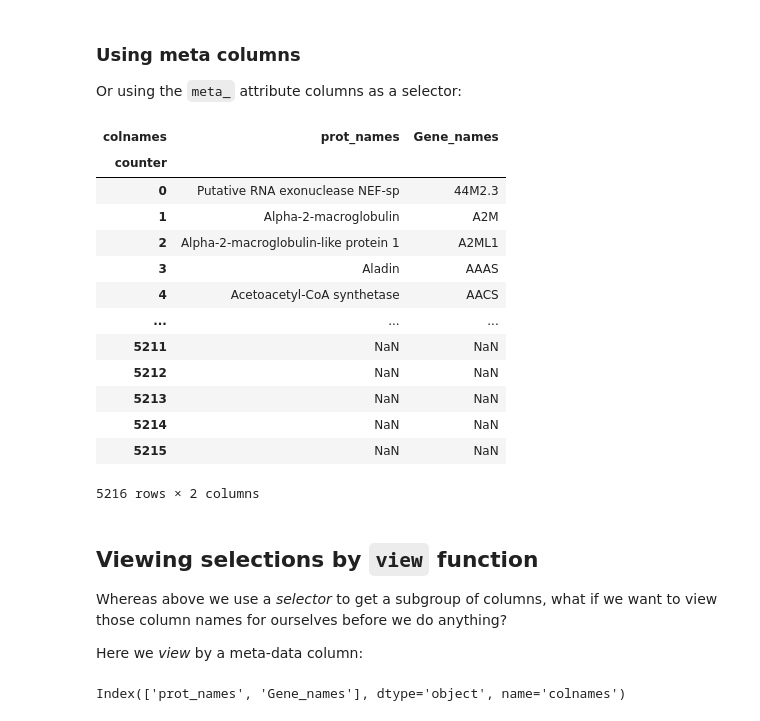
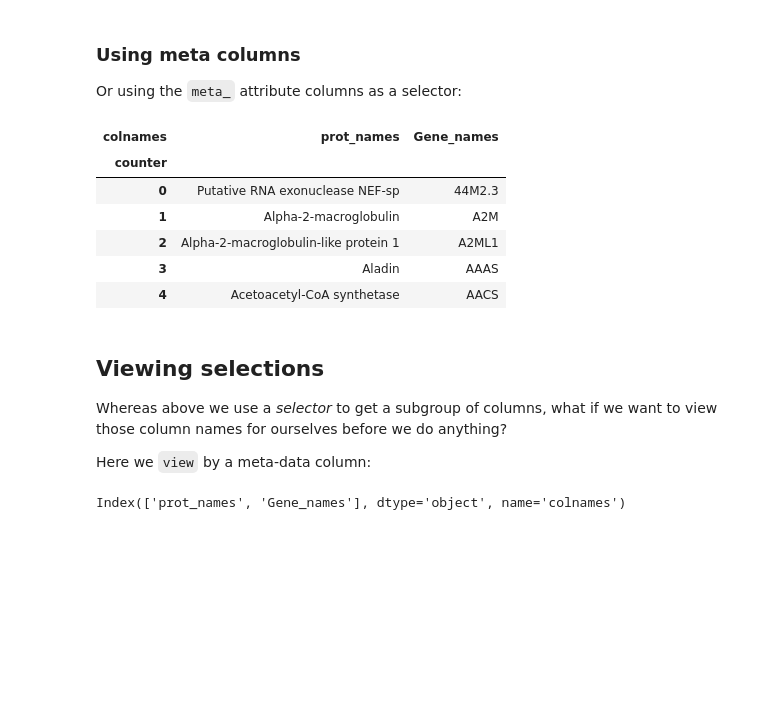
Before and after one commit to gregparkes/turbopanda, a Jupyter notebook: examples/notebook1.ipynb, the cells around one changed output. Cells and saved outputs as stored; diff of their text form; code cells hidden in the pictures; blank space fills up the shorter version.

```diff
--- a/examples/notebook1.ipynb
+++ b/examples/notebook1.ipynb
@@ -197,28 +193,21 @@ g[object].head()
 
 Or using the `meta_` attribute columns as a selector:
 # %%
-g["is_mixed_type"]
+g["is_mixed_type"].head()
 # %% [output]
 | colnames | prot_names | Gene_names |
 | counter |  |  |
 | 0 | Putative RNA exonuclease NEF-sp | 44M2.3 |
 | 1 | Alpha-2-macroglobulin | A2M |
 | 2 | Alpha-2-macroglobulin-like protein 1 | A2ML1 |
 | 3 | Aladin | AAAS |
 | 4 | Acetoacetyl-CoA synthetase | AACS |
-| ... | ... | ... |
-| 5211 | NaN | NaN |
-| 5212 | NaN | NaN |
-| 5213 | NaN | NaN |
-| 5214 | NaN | NaN |
-| 5215 | NaN | NaN |
-5216 rows × 2 columns
 # %% [markdown]
-## Viewing selections by `view` function
+## Viewing selections
 
 Whereas above we use a *selector* to get a subgroup of columns, what if we want to view those column names for ourselves before we do anything?
 
-Here we *view* by a meta-data column:
+Here we `view` by a meta-data column:
 # %%
 g.view("is_mixed_type")
 # %% [output]
```
Also changed, not shown: parts of 18 cells of this notebook, 9 other files.
